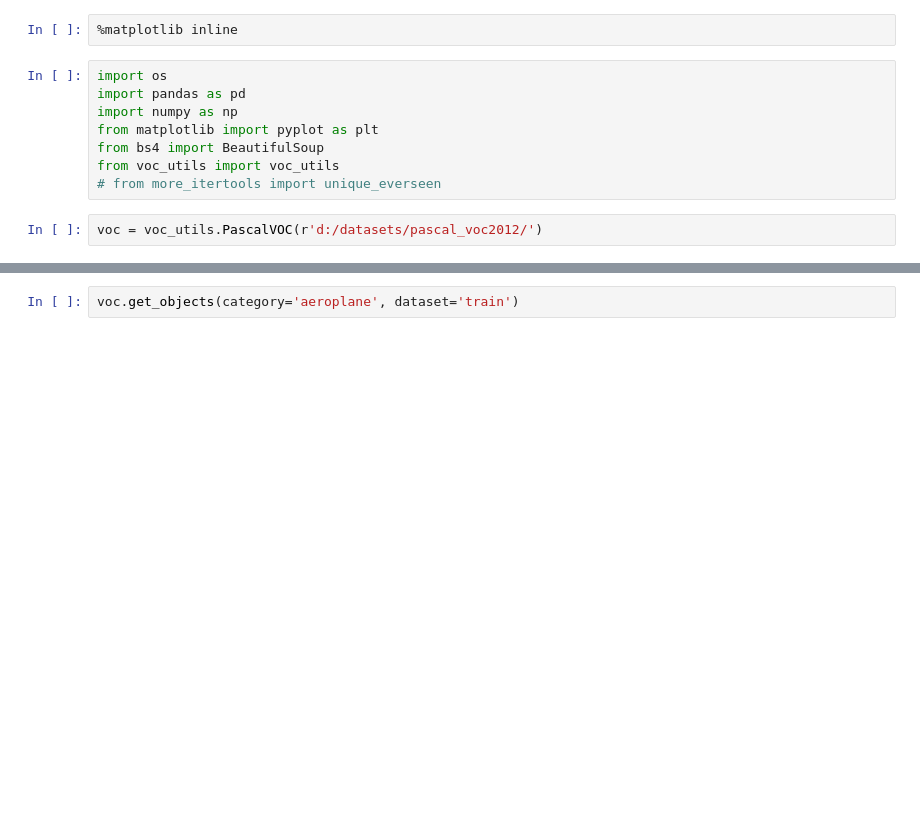
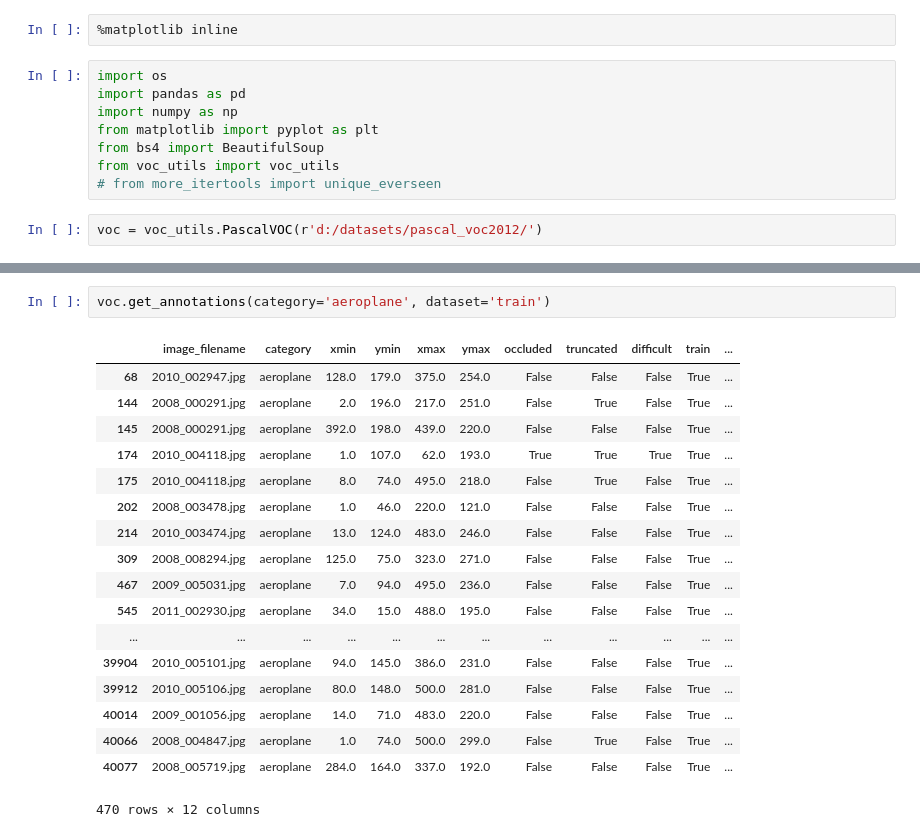
Before and after one commit to Britefury/pascal-voc-python, a Jupyter notebook: vocimgs.ipynb, the cells around one changed output, grey strips where cells are left out. Saved outputs shown, nothing was run; the diff lists cells and outputs as text; blank space fills up the shorter version.

```diff
--- a/vocimgs.ipynb
+++ b/vocimgs.ipynb
@@ -34,2 +71,21 @@ plt.show()
 # %%
-voc.get_objects(category='aeroplane', dataset='train')
+voc.get_annotations(category='aeroplane', dataset='train')
+# %% [output]
+|  | image_filename | category | xmin | ymin | xmax | ymax | occluded | truncated | difficult | train | ... |
+| 68 | 2010_002947.jpg | aeroplane | 128.0 | 179.0 | 375.0 | 254.0 | False | False | False | True | ... |
+| 144 | 2008_000291.jpg | aeroplane | 2.0 | 196.0 | 217.0 | 251.0 | False | True | False | True | ... |
+| 145 | 2008_000291.jpg | aeroplane | 392.0 | 198.0 | 439.0 | 220.0 | False | False | False | True | ... |
+| 174 | 2010_004118.jpg | aeroplane | 1.0 | 107.0 | 62.0 | 193.0 | True | True | True | True | ... |
+| 175 | 2010_004118.jpg | aeroplane | 8.0 | 74.0 | 495.0 | 218.0 | False | True | False | True | ... |
+| 202 | 2008_003478.jpg | aeroplane | 1.0 | 46.0 | 220.0 | 121.0 | False | False | False | True | ... |
+| 214 | 2010_003474.jpg | aeroplane | 13.0 | 124.0 | 483.0 | 246.0 | False | False | False | True | ... |
+| 309 | 2008_008294.jpg | aeroplane | 125.0 | 75.0 | 323.0 | 271.0 | False | False | False | True | ... |
+| 467 | 2009_005031.jpg | aeroplane | 7.0 | 94.0 | 495.0 | 236.0 | False | False | False | True | ... |
+| 545 | 2011_002930.jpg | aeroplane | 34.0 | 15.0 | 488.0 | 195.0 | False | False | False | True | ... |
+| ... | ... | ... | ... | ... | ... | ... | ... | ... | ... | ... | ... |
+| 39904 | 2010_005101.jpg | aeroplane | 94.0 | 145.0 | 386.0 | 231.0 | False | False | False | True | ... |
+| 39912 | 2010_005106.jpg | aeroplane | 80.0 | 148.0 | 500.0 | 281.0 | False | False | False | True | ... |
+| 40014 | 2009_001056.jpg | aeroplane | 14.0 | 71.0 | 483.0 | 220.0 | False | False | False | True | ... |
+| 40066 | 2008_004847.jpg | aeroplane | 1.0 | 74.0 | 500.0 | 299.0 | False | True | False | True | ... |
+| 40077 | 2008_005719.jpg | aeroplane | 284.0 | 164.0 | 337.0 | 192.0 | False | False | False | True | ... |
+470 rows × 12 columns
```
Also changed, not shown: parts of 9 cells of this notebook, 1 other file.
